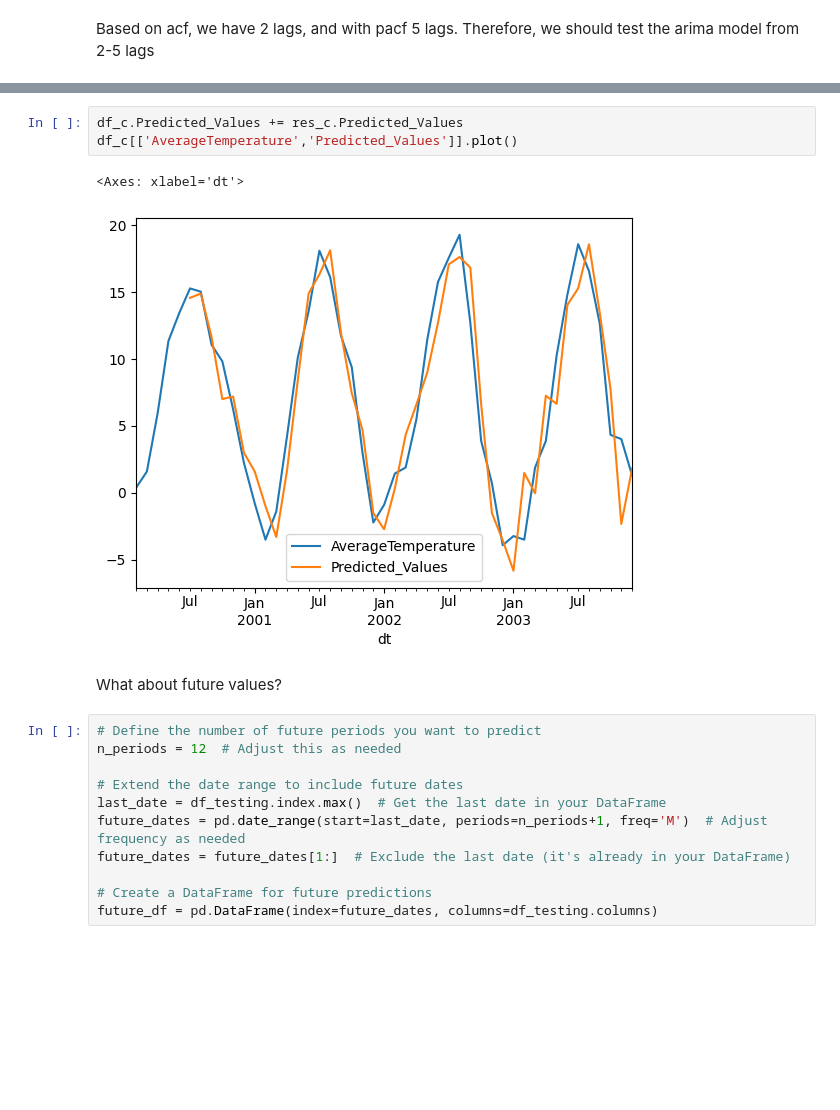
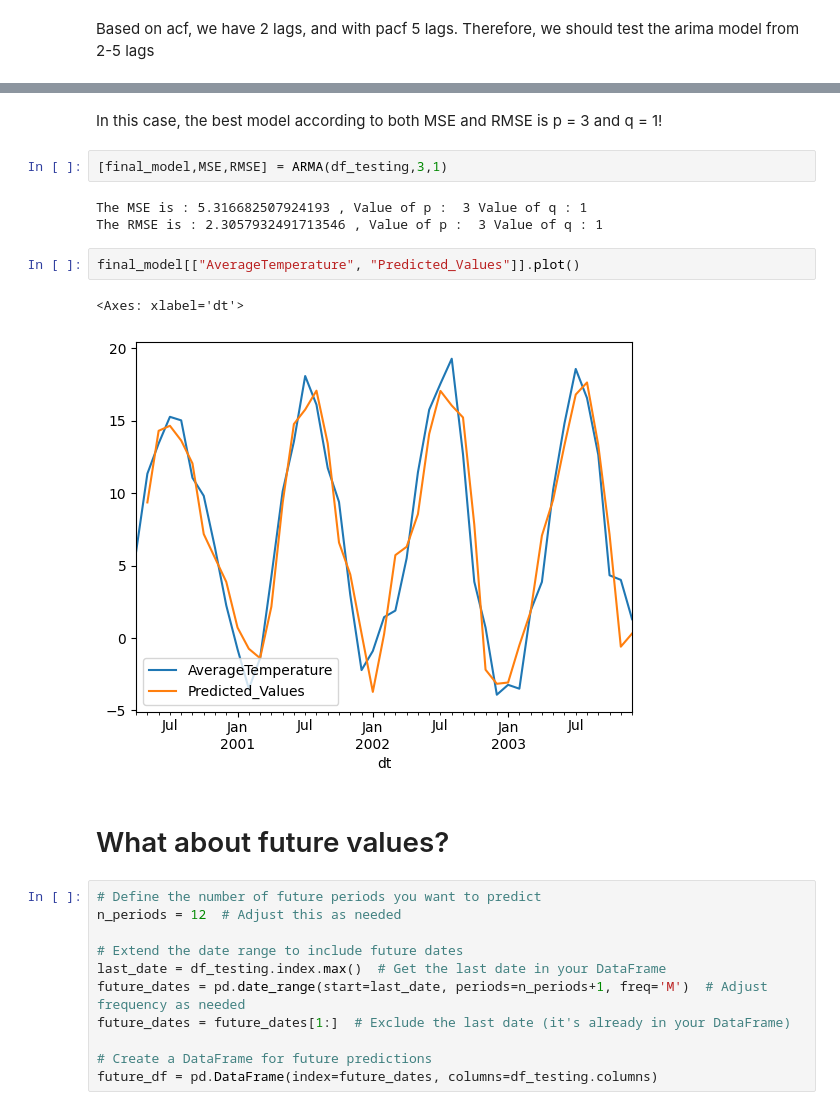
Before and after one commit to CyberStefNef/World_Temperature_Analysis, a Jupyter notebook: arima.ipynb, the cells around one changed output, grey strips where cells are left out. Cells and saved outputs as stored; diff of their text form; blank space fills up the shorter version.

```diff
--- a/arima.ipynb
+++ b/arima.ipynb
@@ -743,11 +236,17 @@ res_c
+# %% [markdown]
+In this case, the best model according to both MSE and RMSE is p = 3 and q = 1!
+# %%
+[final_model,MSE,RMSE] = ARMA(df_testing,3,1)
+# %% [output]
+The MSE is : 5.316682507924193 , Value of p :  3 Value of q : 1
+The RMSE is : 2.3057932491713546 , Value of p :  3 Value of q : 1
 # %%
-df_c.Predicted_Values += res_c.Predicted_Values
-df_c[['AverageTemperature','Predicted_Values']].plot()
+final_model[["AverageTemperature", "Predicted_Values"]].plot()
 # %% [output]
 <Axes: xlabel='dt'>
-[figure, old version]
+[figure, new version]
 # %% [markdown]
-What about future values?
+# What about future values?
 # %%
 # Define the number of future periods you want to predict
 n_periods = 12  # Adjust this as needed
```
Also changed, not shown: parts of 80 cells of this notebook, 6 other files.
